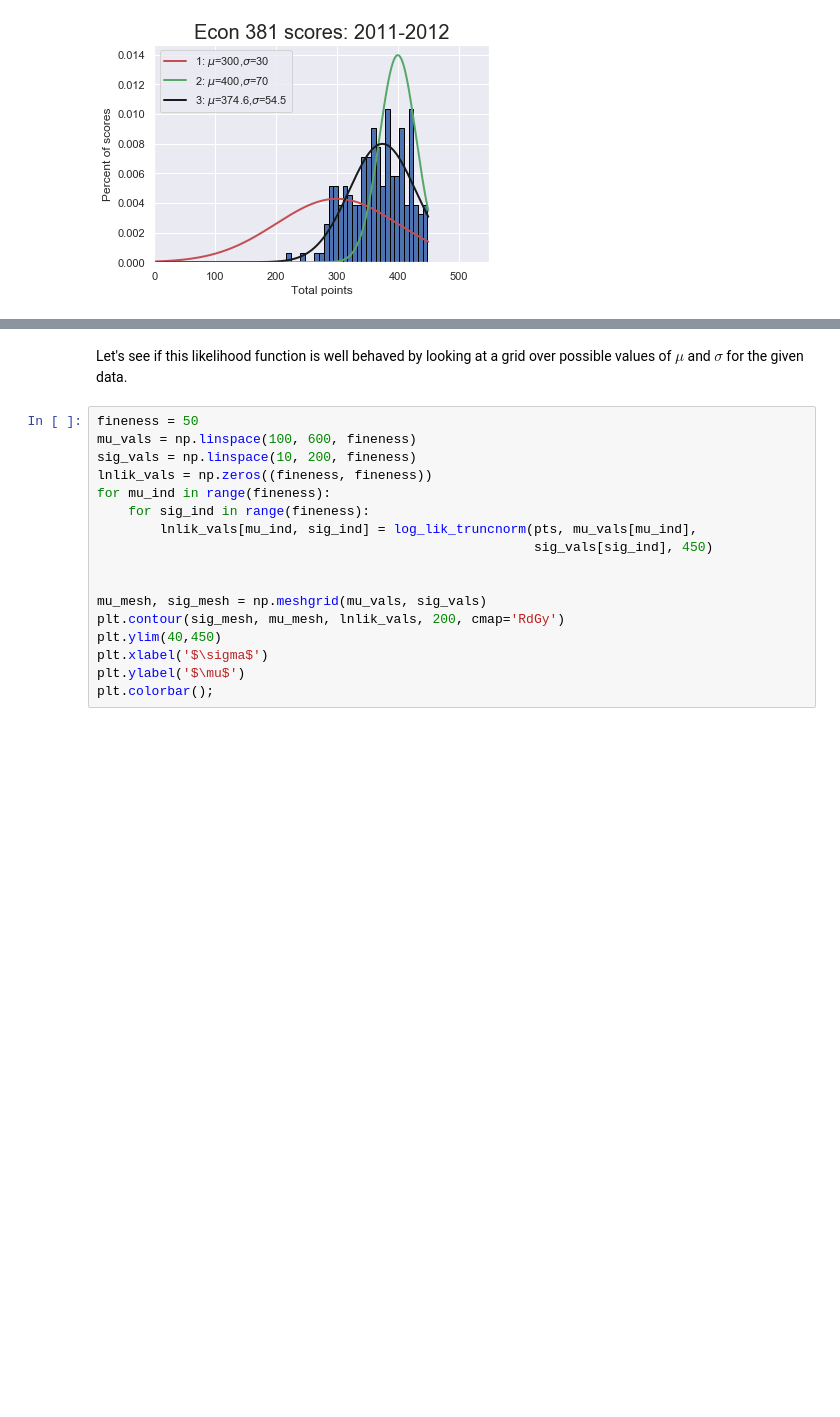
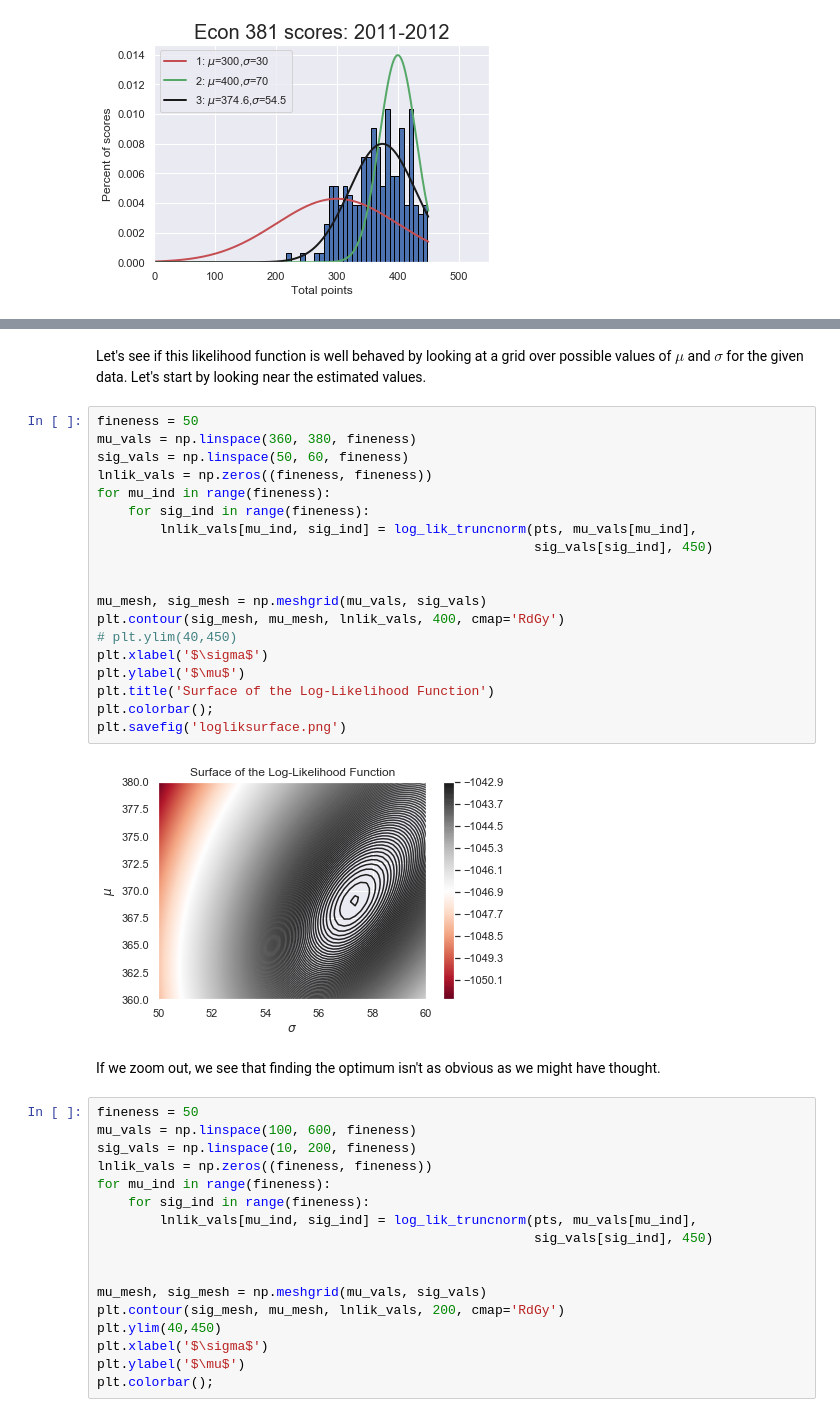
Before and after one commit to jmbejara/comp-econ-sp19, a Jupyter notebook: lectures/5-02_MLE/Introduction_to_MLE.ipynb, the cells around one changed output, grey strips where cells are left out. Cells and saved outputs as stored; diff of their text form; blank space fills up the shorter version.

```diff
--- a/lectures/5-02_MLE/Introduction_to_MLE.ipynb
+++ b/lectures/5-02_MLE/Introduction_to_MLE.ipynb
@@ -461,5 +489,28 @@ MLE log-likelihood 3:  -1042.9174358846615
 # %% [markdown]
-Let's see if this likelihood function is well behaved by looking at a grid over possible values of $\mu$ and $\sigma$ for the given data.
+Let's see if this likelihood function is well behaved by looking at a grid over possible values of $\mu$ and $\sigma$ for the given data. Let's start by looking near the estimated values.
+# %%
+fineness = 50
+mu_vals = np.linspace(360, 380, fineness)
+sig_vals = np.linspace(50, 60, fineness)
+lnlik_vals = np.zeros((fineness, fineness))
+for mu_ind in range(fineness):
+    for sig_ind in range(fineness):
+        lnlik_vals[mu_ind, sig_ind] = log_lik_truncnorm(pts, mu_vals[mu_ind],
+                                                        sig_vals[sig_ind], 450)
+
+
+mu_mesh, sig_mesh = np.meshgrid(mu_vals, sig_vals)
+plt.contour(sig_mesh, mu_mesh, lnlik_vals, 400, cmap='RdGy')
+# plt.ylim(40,450)
+plt.xlabel('$\sigma$')
+plt.ylabel('$\mu$')
+plt.title('Surface of the Log-Likelihood Function')
+plt.colorbar();
+plt.savefig('logliksurface.png')
+# %% [output]
+[figure, added]
+# %% [markdown]
+If we zoom out, we see that finding the optimum isn't as obvious as we might have thought.
 # %%
 fineness = 50
 mu_vals = np.linspace(100, 600, fineness)
```
Also changed, not shown: parts of 20 cells of this notebook.
